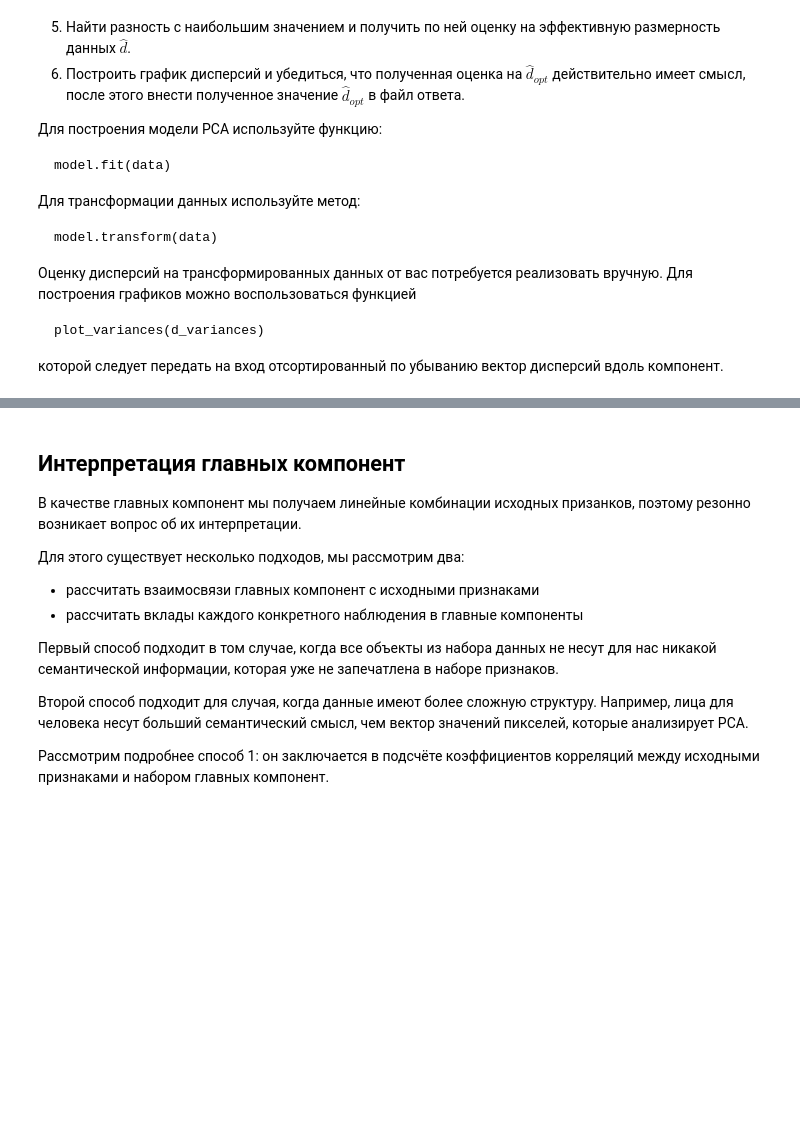
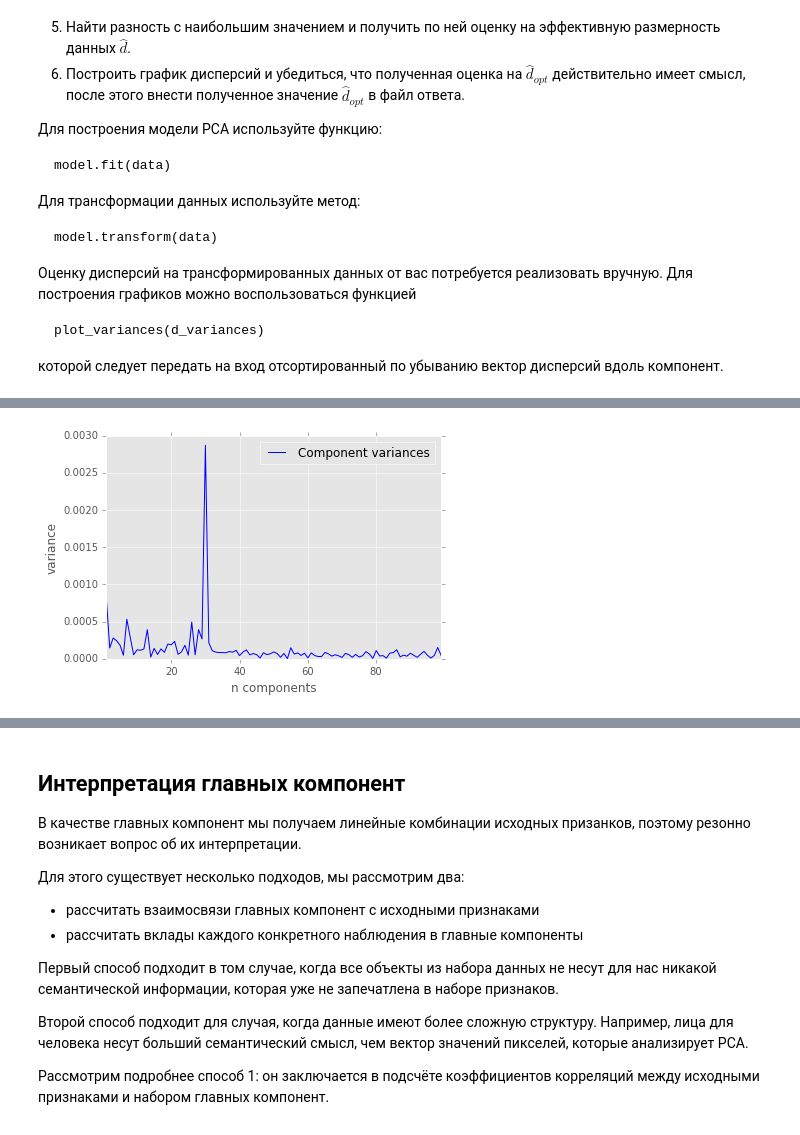
Before and after one commit to zolkko/ydx-ml, a Jupyter notebook: week11/PCA.ipynb, the cells around one changed output, grey strips where cells are left out. Cells and saved outputs as stored; diff of their text form; code cells hidden in the pictures; blank space fills up the shorter version.

```diff
--- a/week11/PCA.ipynb
+++ b/week11/PCA.ipynb
@@ -278,0 +294,4 @@ pass
+# %%
+model = PCA(n_components=data.shape[1])
+model.fit(data)
+model.transform(data)
@@ -278,0 +312,8 @@ pass
+# %%
+est = np.array(sorted(model.explained_variance_ratio_, reverse=True))
+vars = [a - b for a, b in zip(est[:-1], est[1:])]
+res = sorted([(i,v) for i, v in enumerate(vars)], key=itemgetter(1))[-1]
+# %%
+plot_variances(np.array(vars))
+# %% [output]
+[figure, added]
```
Also changed, not shown: parts of 30 cells of this notebook, 4 other files.
